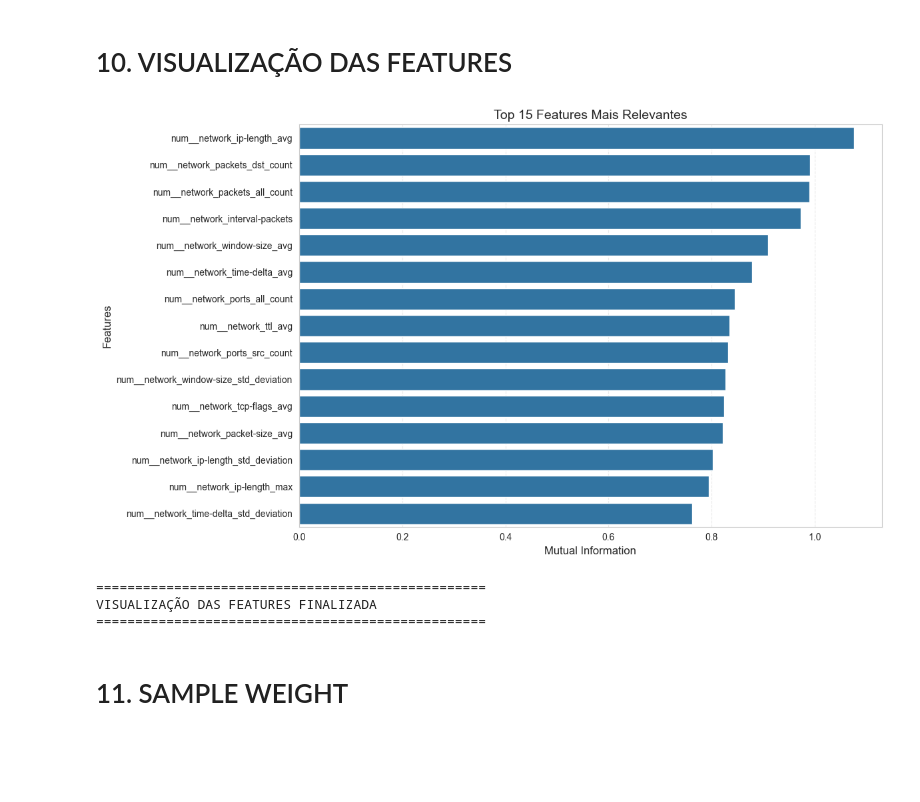
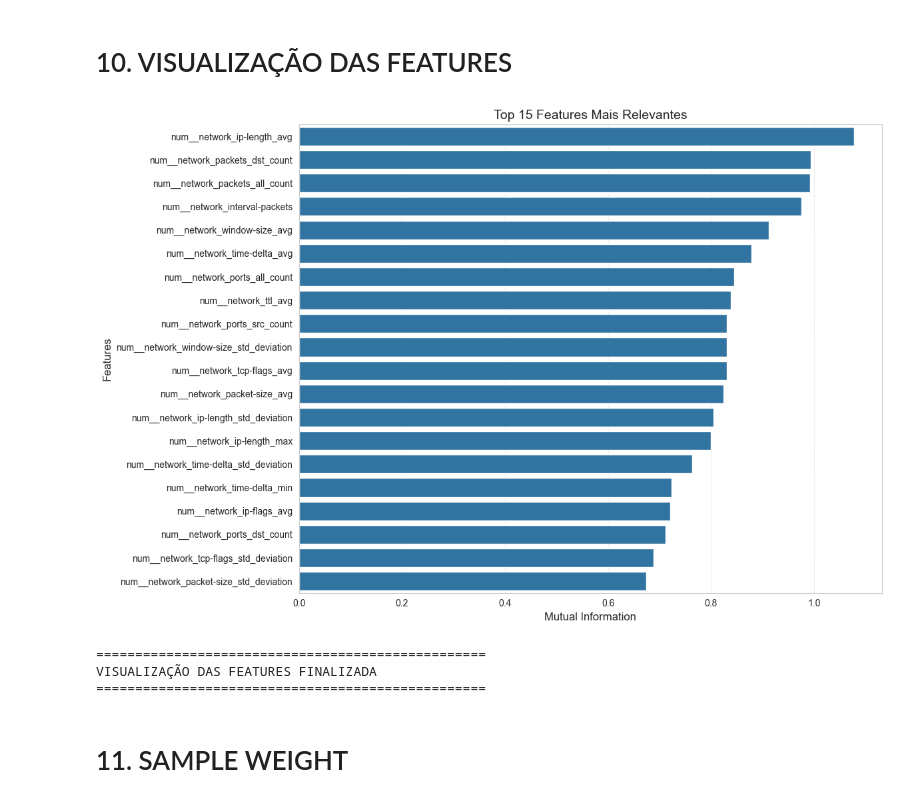
Before and after one commit to Bruno8740/projeto-detect-attack-iiot-rl-multiclasse, a Jupyter notebook: modelo.ipynb, the cells around one changed output. Drawn from its saved outputs; the diff is of its cells as text; code cells hidden in the pictures; blank space fills up the shorter version.

```diff
--- a/modelo.ipynb
+++ b/modelo.ipynb
@@ -210,31 +302,28 @@ Features relacionadas aos dispositivos:
 X_train = X_train.copy()
 X_test = X_test.copy()
 
-
-# CONVERTE BOOL PARA STRING
-for col in X_train.columns:
-
-    if X_train[col].dtype == "bool":
-
-        X_train[col] = X_train[col].astype(str)
-
-        X_test[col] = X_test[col].astype(str)
-
-# FEATURES NUMÉRICAS
+# NUMÉRICAS
 numerical_features = X_train.select_dtypes(
-
     include=[np.number]
-
 ).columns.tolist()
 
-# FEATURES CATEGÓRICAS
+# BOOLEANAS
+boolean_features = X_train.select_dtypes(
+    include=["bool"]
+).columns.tolist()
+
+
+# CATEGÓRICAS REAIS
 categorical_features = [
 
     col
 
     for col in X_train.columns
 
-    if col not in numerical_features
+    if (
+        col not in numerical_features
+        and col not in boolean_features
+    )
 ]
 
 print("==================================================")
@@ -473,10 +636,10 @@ Top 20 features mais importantes:
 # %%
 
 # TOP FEATURES
-top_features = feature_importance.head(15)
+top_features = feature_importance.head(20)
 
 # FIGURA
-plt.figure(figsize=(12,7))
+plt.figure(figsize=(12,8))
 
 
 # BARPLOT
@@ -509,34 +672,34 @@ plt.xlabel(
 
 plt.ylabel(
 
     "Features",
 
     fontsize=12
 )
 
 
 # GRID
 plt.grid(
 
     axis="x",
 
     linestyle="--",
 
     alpha=0.4
 )
 
 # AJUSTE FINAL
 plt.tight_layout()
 
 
 # EXIBE
 plt.show()
 
 print("==================================================")
 print("VISUALIZAÇÃO DAS FEATURES FINALIZADA")
 print("==================================================")
 # %% [output]
-[figure, old version]
+[figure, new version]
 ==================================================
 VISUALIZAÇÃO DAS FEATURES FINALIZADA
 ==================================================
```
Also changed, not shown: parts of 13 cells of this notebook.
